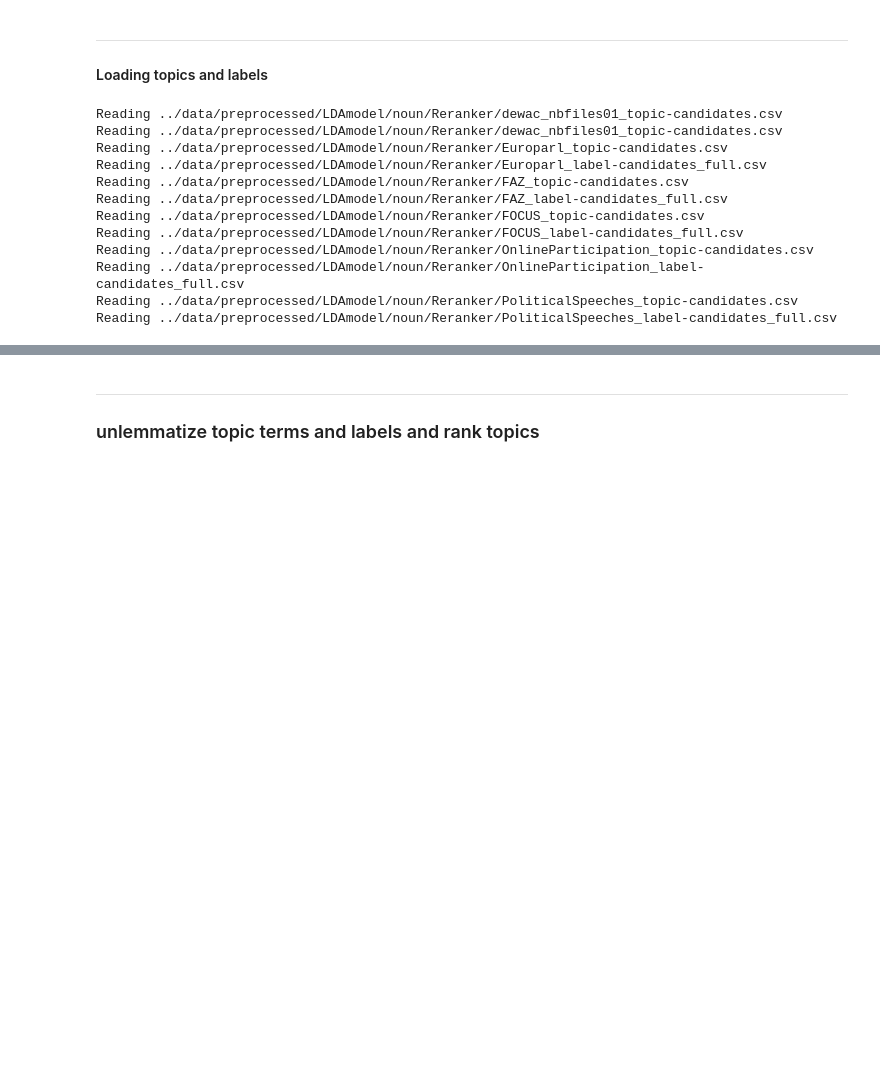
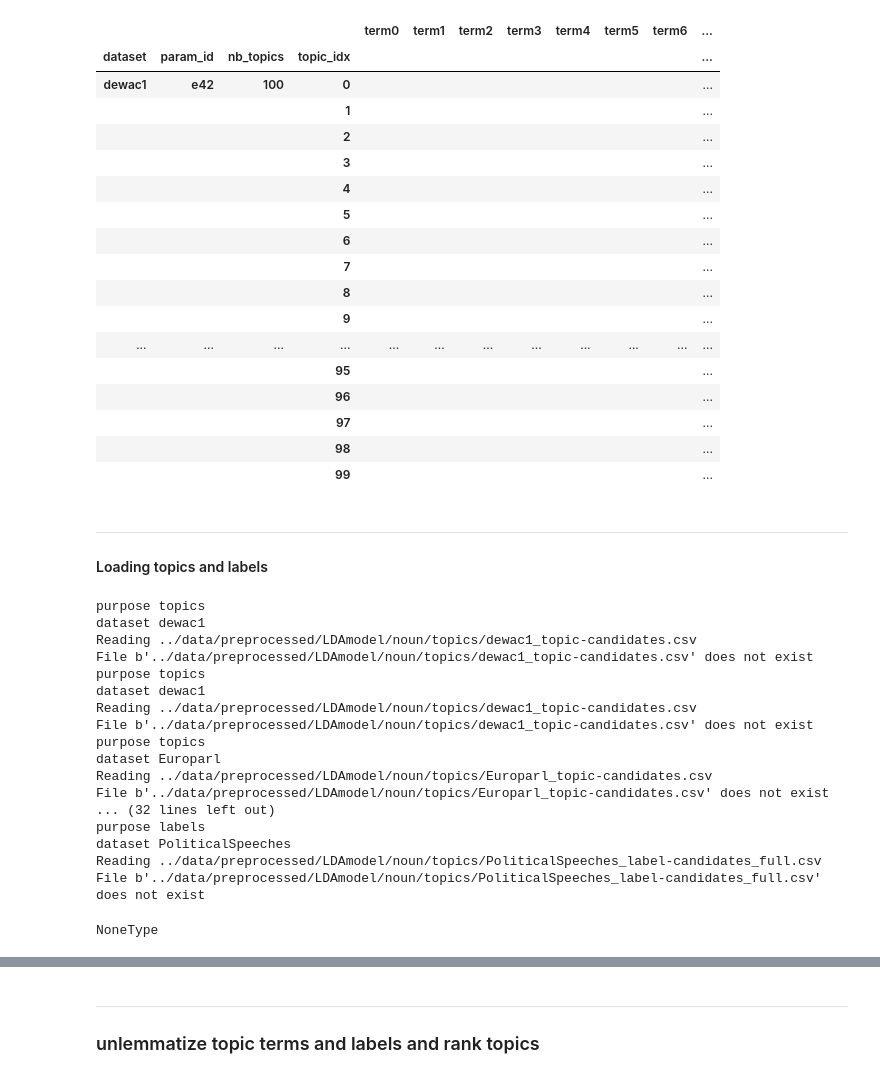
Before and after one commit to andifunke/topic-labeling, a Jupyter notebook: labeling_postprocessing.ipynb, the cells around one changed output, grey strips where cells are left out. Saved outputs shown, nothing was run; the diff lists cells and outputs as text; code cells hidden in the pictures; blank space fills up the shorter version.

```diff
--- a/labeling_postprocessing.ipynb
+++ b/labeling_postprocessing.ipynb
@@ -15,0 +18,2 @@ pd.options.display.max_columns = 30
+# %%
+ul = Unlemmatizer()
@@ -15,0 +38,5 @@ pd.options.display.max_columns = 30
+# %%
+#ul.wiktionary.loc['Haus']
+x = ul.phrases.groupby('token').value_counts()
+len(x), x
+#'hallo'.title()
@@ -15,0 +122,17 @@ pd.options.display.max_columns = 30
+# %%
+datasets = ['O', 'P', 'E', 'FA', 'FO', 'dewac1', 'N', 's', 'dewiki']
+# param_ids = 'e42'
+
+topics = []
+for dataset in datasets:
+    tl = TopicsLoader(
+        dataset=dataset,
+        # param_ids=param_ids,
+        # nbs_topics=nbs_topics,
+        # version=version,
+        # topn=nb_candidate_terms
+    )
+    topics.append(tl.topics)
+topics = pd.concat(topics)
+# %%
+topics = ul.unlemmatize_topics(tl.topics)
@@ -16,3 +159,24 @@ pd.options.display.max_columns = 30
+# %%
+topics.applymap(lambda x: '' if pat.match(x) else x)
+# %% [output]
+|  |  |  |  | term0 | term1 | term2 | term3 | term4 | term5 | term6 | ... |
+| dataset | param_id | nb_topics | topic_idx |  |  |  |  |  |  |  | ... |
+| dewac1 | e42 | 100 | 0 |  |  |  |  |  |  |  | ... |
+|  |  |  | 1 |  |  |  |  |  |  |  | ... |
+|  |  |  | 2 |  |  |  |  |  |  |  | ... |
+|  |  |  | 3 |  |  |  |  |  |  |  | ... |
+|  |  |  | 4 |  |  |  |  |  |  |  | ... |
+|  |  |  | 5 |  |  |  |  |  |  |  | ... |
+|  |  |  | 6 |  |  |  |  |  |  |  | ... |
+|  |  |  | 7 |  |  |  |  |  |  |  | ... |
+|  |  |  | 8 |  |  |  |  |  |  |  | ... |
+|  |  |  | 9 |  |  |  |  |  |  |  | ... |
+| ... | ... | ... | ... | ... | ... | ... | ... | ... | ... | ... | ... |
+|  |  |  | 95 |  |  |  |  |  |  |  | ... |
+|  |  |  | 96 |  |  |  |  |  |  |  | ... |
+|  |  |  | 97 |  |  |  |  |  |  |  | ... |
+|  |  |  | 98 |  |  |  |  |  |  |  | ... |
+|  |  |  | 99 |  |  |  |  |  |  |  | ... |
 # %% [markdown]
 -----
 
@@ -22,7 +186,7 @@ args = [100, 'e42', 'ref', 'minimal']
 t = 'topics'
 l = 'labels'
 dewat = load('dewa1', t, *args)
-dewal = load('dewa1', t, *args)
+dewal = load('dewa1', l, *args)
 et = load('e', t, *args)
 el = load('e', l, *args)
 fat = load('fa', t, *args)
@@ -34,18 +198,27 @@ ol = load('o', l, *args)
 pt = load('p', t, *args)
 pl = load('p', l, *args)
 # %% [output]
-Reading ../data/preprocessed/LDAmodel/noun/Reranker/dewac_nbfiles01_topic-candidates.csv
-Reading ../data/preprocessed/LDAmodel/noun/Reranker/dewac_nbfiles01_topic-candidates.csv
-Reading ../data/preprocessed/LDAmodel/noun/Reranker/Europarl_topic-candidates.csv
-Reading ../data/preprocessed/LDAmodel/noun/Reranker/Europarl_label-candidates_full.csv
-Reading ../data/preprocessed/LDAmodel/noun/Reranker/FAZ_topic-candidates.csv
-Reading ../data/preprocessed/LDAmodel/noun/Reranker/FAZ_label-candidates_full.csv
-Reading ../data/preprocessed/LDAmodel/noun/Reranker/FOCUS_topic-candidates.csv
-Reading ../data/preprocessed/LDAmodel/noun/Reranker/FOCUS_label-candidates_full.csv
-Reading ../data/preprocessed/LDAmodel/noun/Reranker/OnlineParticipation_topic-candidates.csv
-Reading ../data/preprocessed/LDAmodel/noun/Reranker/OnlineParticipation_label-candidates_full.csv
-Reading ../data/preprocessed/LDAmodel/noun/Reranker/PoliticalSpeeches_topic-candidates.csv
-Reading ../data/preprocessed/LDAmodel/noun/Reranker/PoliticalSpeeches_label-candidates_full.csv
+purpose topics
+dataset dewac1
+Reading ../data/preprocessed/LDAmodel/noun/topics/dewac1_topic-candidates.csv
+File b'../data/preprocessed/LDAmodel/noun/topics/dewac1_topic-candidates.csv' does not exist
+purpose topics
+dataset dewac1
+Reading ../data/preprocessed/LDAmodel/noun/topics/dewac1_topic-candidates.csv
+File b'../data/preprocessed/LDAmodel/noun/topics/dewac1_topic-candidates.csv' does not exist
+purpose topics
+dataset Europarl
+Reading ../data/preprocessed/LDAmodel/noun/topics/Europarl_topic-candidates.csv
+File b'../data/preprocessed/LDAmodel/noun/topics/Europarl_topic-candidates.csv' does not exist
+... (32 lines left out)
+purpose labels
+dataset PoliticalSpeeches
+Reading ../data/preprocessed/LDAmodel/noun/topics/PoliticalSpeeches_label-candidates_full.csv
+File b'../data/preprocessed/LDAmodel/noun/topics/PoliticalSpeeches_label-candidates_full.csv' does not exist
+# %%
+type(dewat)
+# %% [output]
+NoneType
 # %%
 dewat = pd.read_csv(join(TPX_PATH, 'dewac1_default_topics.csv'), index_col=0)
 dewal = pd.read_csv(join(TPX_PATH, 'dewac1_default_labels.csv'), index_col=0)
```
Also changed, not shown: parts of 9 cells of this notebook, 10 other files.
